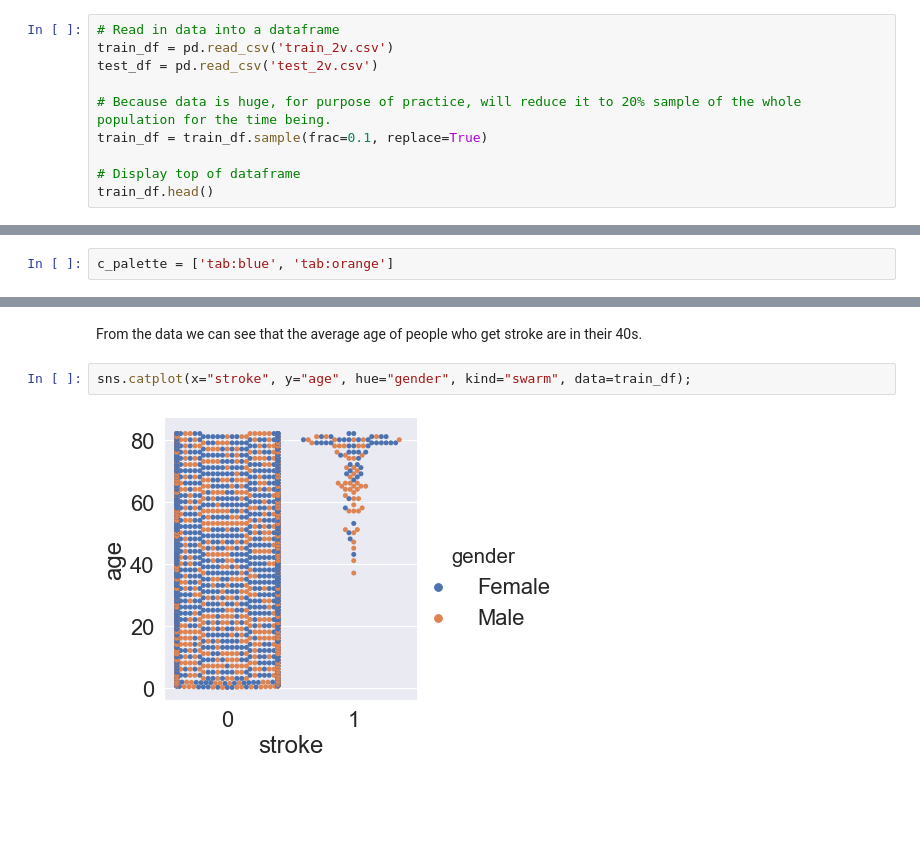
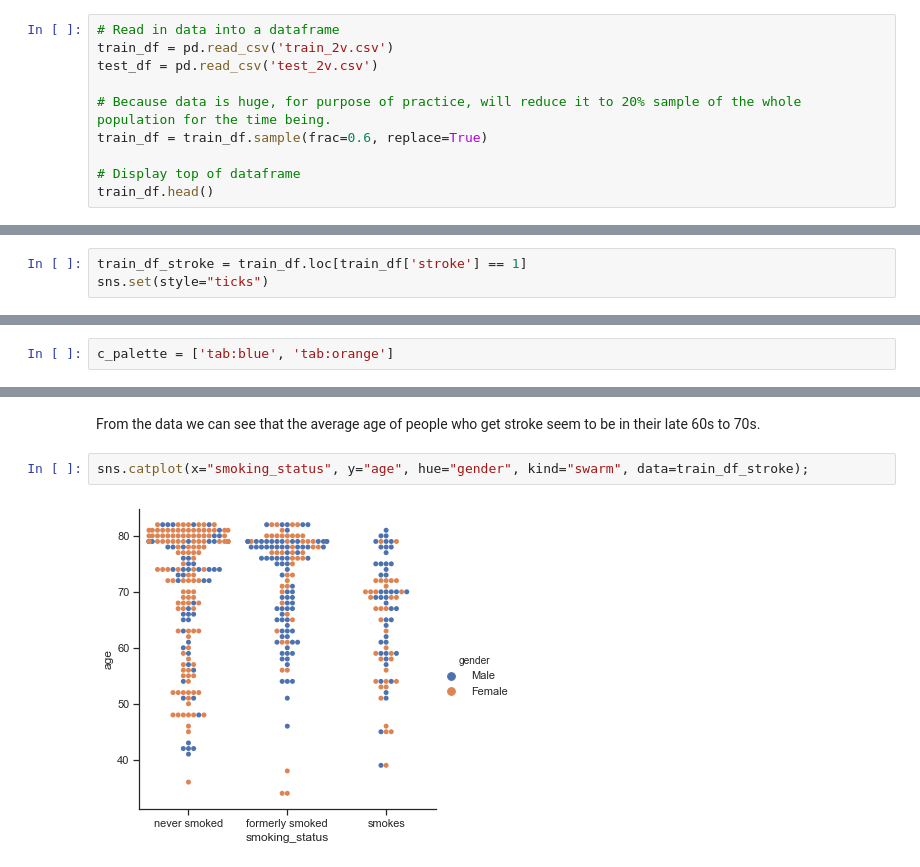
Before and after one commit to Coolbreeze151/Predicting-Stroke, a Jupyter notebook: Stroke Prediction.ipynb, the cells around one changed output, grey strips where cells are left out. Cells and saved outputs as stored; diff of their text form; blank space fills up the shorter version.

```diff
--- a/Stroke Prediction.ipynb
+++ b/Stroke Prediction.ipynb
@@ -55,7 +55,7 @@ train_df = pd.read_csv('train_2v.csv')
 test_df = pd.read_csv('test_2v.csv')
 
 # Because data is huge, for purpose of practice, will reduce it to 20% sample of the whole population for the time being.
-train_df = train_df.sample(frac=0.1, replace=True)
+train_df = train_df.sample(frac=0.6, replace=True)
 
 # Display top of dataframe
 train_df.head()
@@ -127,2 +127,5 @@ There are 2 columns that have missing values.
 # %% [markdown]
 # Exploratory Data Analysis
+# %%
+train_df_stroke = train_df.loc[train_df['stroke'] == 1]
+sns.set(style="ticks")
@@ -205,8 +232,8 @@ dtype: float64
 # %% [markdown]
-From the data we can see that the average age of people who get stroke are in their 40s.
+From the data we can see that the average age of people who get stroke seem to be in their late 60s to 70s.
 # %%
-sns.catplot(x="stroke", y="age", hue="gender", kind="swarm", data=train_df);
+sns.catplot(x="smoking_status", y="age", hue="gender", kind="swarm", data=train_df_stroke);
 # %% [output]
-[figure, old version]
+[figure, new version]
 # %%
 # multivariate analysis with Embarked variable and Pclass variable
```
Also changed, not shown: parts of 16 cells of this notebook.
